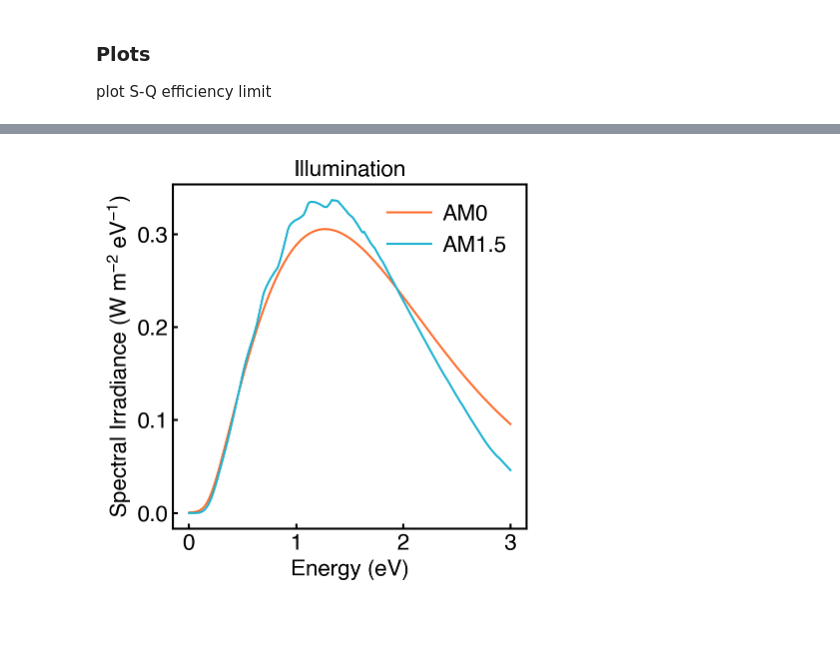
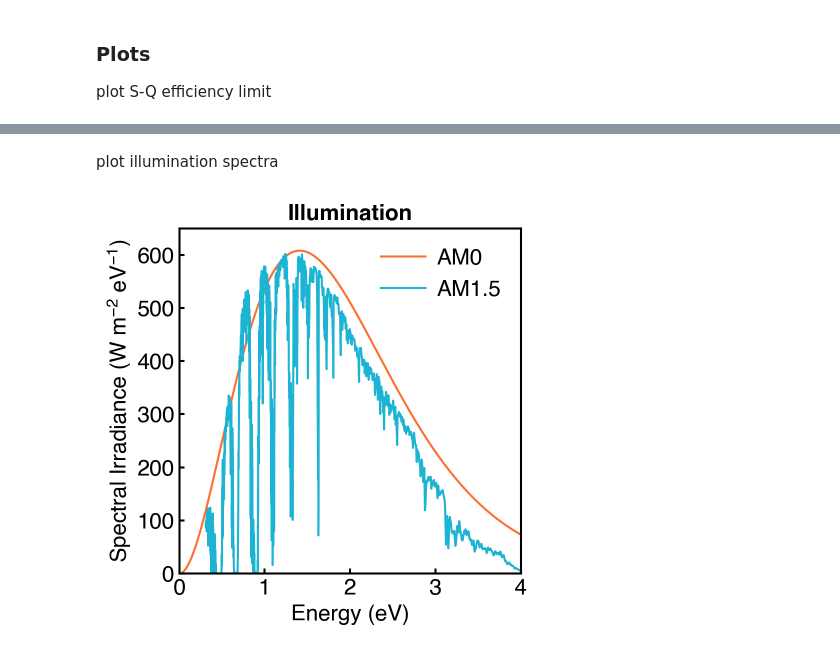
Before and after one commit to corawent/fundamentals, a Jupyter notebook: sqlimit.ipynb, the cells around one changed output, grey strips where cells are left out. Saved outputs shown, nothing was run; the diff lists cells and outputs as text; code cells hidden in the pictures; blank space fills up the shorter version.

Commit message:
Completed all plots
full python duplicate of SQ limit matlab document completed

```diff
--- a/sqlimit.ipynb
+++ b/sqlimit.ipynb
@@ -118,12 +138,14 @@ plot S-Q efficiency limit
+# %% [markdown]
+plot illumination spectra
 # %%
 fig,ax=plt.subplots()
-ax.plot(egs,eff_am0,label='AM0')
-ax.plot(egs,eff_am1p5,label='AM1.5')
+ax.plot(e_tot,bbe_s*q,label='AM0')
+ax.plot(ev,am1p5,label='AM1.5')
 ax.set_xlabel("Energy (eV)")
 ax.set_ylabel("Spectral Irradiance (W $m^{-2}$ $eV^{-1}$)")
 ax.legend(loc="upper right")
 ax.set_title('Illumination')
-fig.savefig('test')
-#xlim([0,5])
+ax.set_xlim([0,4])
+ax.set_ylim([0,650]);
 # %% [output]
-[figure, old version]
+[figure, new version]
```
Also changed, not shown: parts of 6 cells of this notebook, 5 other files.
